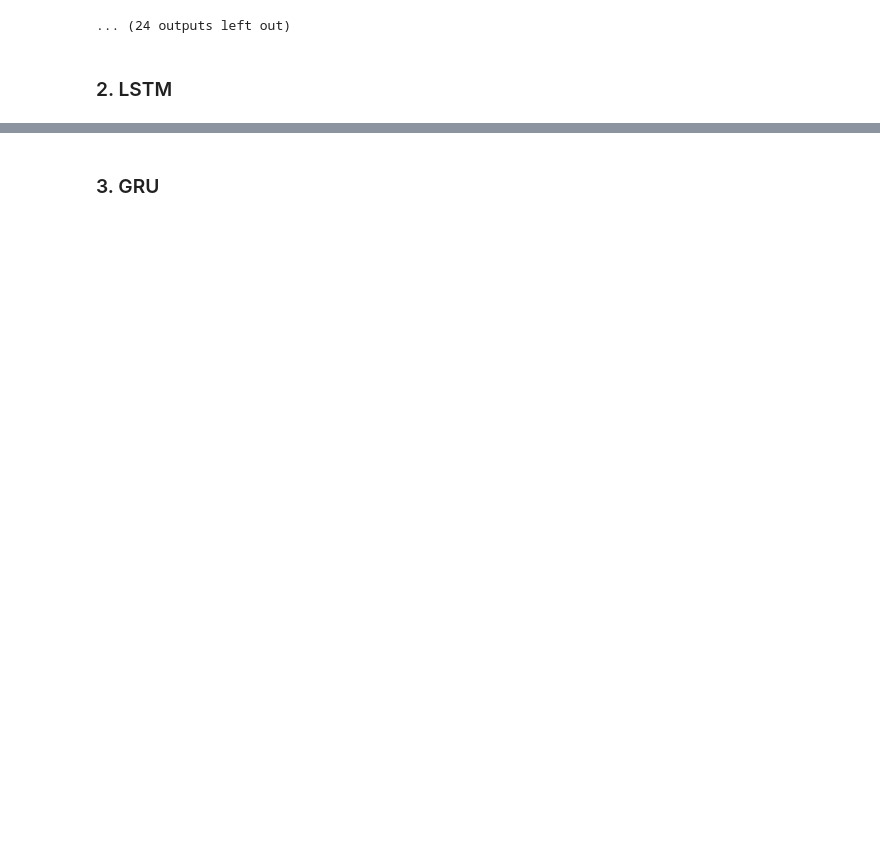
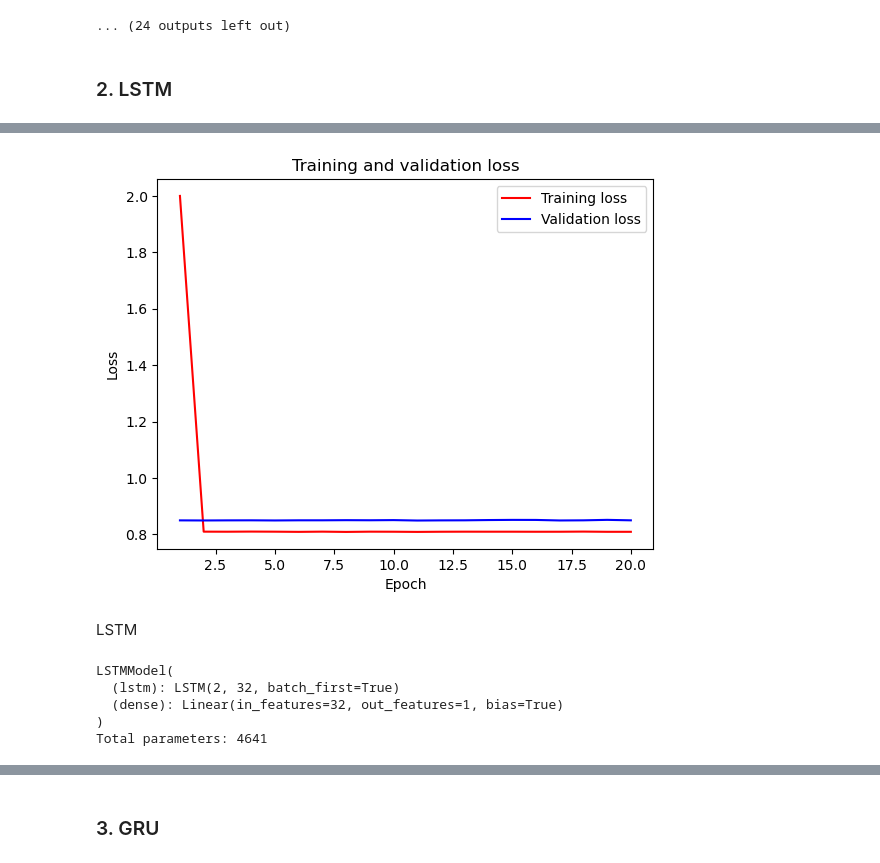
Before and after one commit to andygarcia830/lt5_ml3_hw3, a Jupyter notebook: ML3 - HW3 - LT5.ipynb, the cells around one changed output, grey strips where cells are left out. Drawn from its saved outputs; the diff is of its cells as text; code cells hidden in the pictures; blank space fills up the shorter version.

Commit message:
Added Torch Naive, Feed Forward, LSTM and GRU

```diff
--- a/ML3 - HW3 - LT5.ipynb
+++ b/ML3 - HW3 - LT5.ipynb
@@ -236,0 +530,68 @@ Order (1, 0, 5), MAE: 9225.577139445211
+# %%
+import matplotlib.pyplot as plt
+
+max_loss_threshold = 2
+
+# Clip the losses to this threshold
+clipped_train_losses = np.clip(train_losses, None, max_loss_threshold)
+clipped_val_losses = np.clip(val_losses, None, max_loss_threshold)
+
+# Plotting the loss curves
+epochs = range(1, len(train_losses) + 1)
+
+plt.figure()
+
+plt.plot(epochs, clipped_train_losses, 'r', label='Training loss')
+plt.plot(epochs, clipped_val_losses, 'b', label='Validation loss')
+plt.title('Training and validation loss')
+plt.xlabel('Epoch')
+plt.ylabel('Loss')
+plt.legend()
+
+plt.show()
+# %% [output]
+[figure, added]
+# %% [markdown]
+LSTM
+# %%
+class LSTMModel(nn.Module):
+    def __init__(self, input_size):
+        super(LSTMModel, self).__init__()
+        # LSTM Layer:
+        # - 32 units, as in the Keras model
+        # - input_size is the number of features
+        self.lstm = nn.LSTM(input_size, 32, batch_first=True)
+        # Dense Layer:
+        # - 32 (from LSTM) to 1 output (since we're predicting one value)
+        self.dense = nn.Linear(32, 1)
+
+    def forward(self, x):
+        # LSTM expects input of shape (batch_size, sequence_length, features)
+        lstm_out, _ = self.lstm(x)
+        # We only care about the last output of LSTM for prediction
+        # Assuming variable length sequences, we take the last output from each batch
+        if x.dim() == 3:  # (batch, seq, feature)
+            lstm_out = lstm_out[:, -1, :]  # Take last time step
+        else:  # If not batched
+            lstm_out = lstm_out[-1, :]  # Take last time step
+
+        # Pass through dense layer
+        output = self.dense(lstm_out)
+        return output
+
+# Define the model with the right input size
+input_size = 2  # Number of features in your data
+model = LSTMModel(input_size)
+
+# Print model summary
+print(model)
+
+# If you want to see the number of parameters:
+total_params = sum(p.numel() for p in model.parameters())
+print(f"Total parameters: {total_params}")
+# %% [output]
+LSTMModel(
+  (lstm): LSTM(2, 32, batch_first=True)
+  (dense): Linear(in_features=32, out_features=1, bias=True)
+)
+Total parameters: 4641
```
Also changed, not shown: parts of 30 cells of this notebook.
